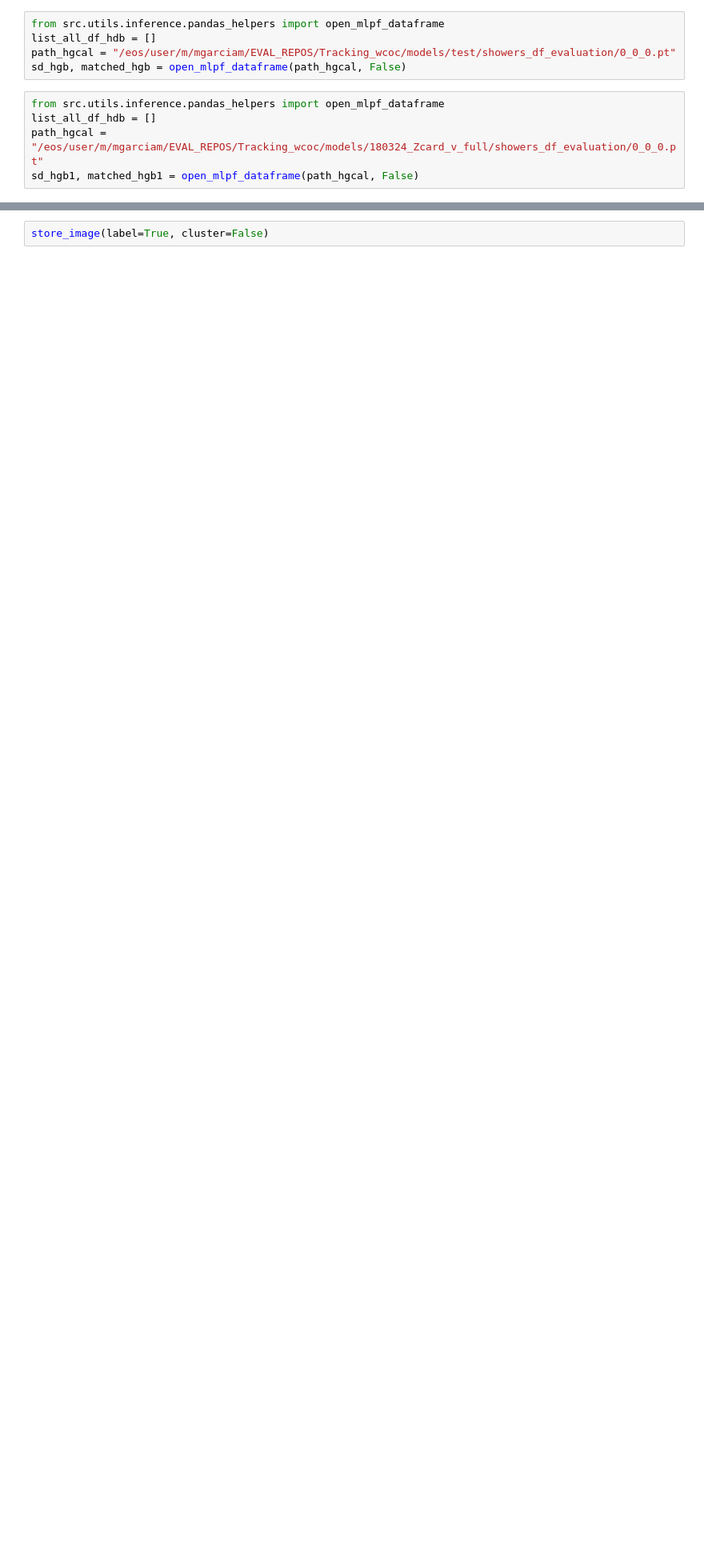
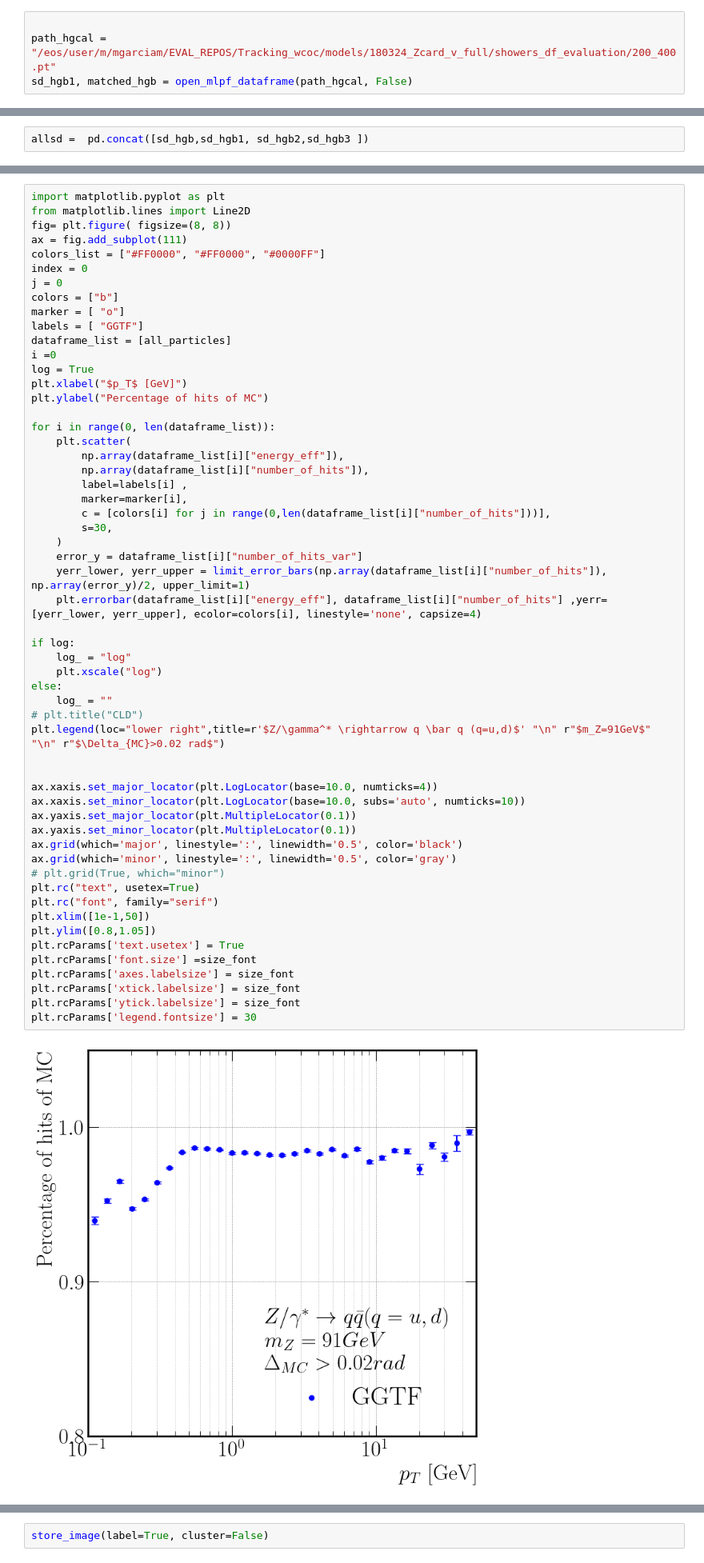
Before and after one commit to doloresgarcia/Tracking_DC, a Jupyter notebook: notebook/2_output_inference.ipynb, the cells around one changed output, grey strips where cells are left out. Shown at 80% size. Cells and saved outputs as stored; diff of their text form; blank space fills up the shorter version.

```diff
--- a/notebook/2_output_inference.ipynb
+++ b/notebook/2_output_inference.ipynb
@@ -21,10 +30,4 @@ import matplotlib.pyplot as plt
 # %%
-from src.utils.inference.pandas_helpers import open_mlpf_dataframe
-list_all_df_hdb = []
-path_hgcal = "/eos/user/m/mgarciam/EVAL_REPOS/Tracking_wcoc/models/test/showers_df_evaluation/0_0_0.pt"
-sd_hgb, matched_hgb = open_mlpf_dataframe(path_hgcal, False)
+
+path_hgcal = "/eos/user/m/mgarciam/EVAL_REPOS/Tracking_wcoc/models/180324_Zcard_v_full/showers_df_evaluation/200_400.pt"
+sd_hgb1, matched_hgb = open_mlpf_dataframe(path_hgcal, False)
-# %%
-from src.utils.inference.pandas_helpers import open_mlpf_dataframe
-list_all_df_hdb = []
-path_hgcal = "/eos/user/m/mgarciam/EVAL_REPOS/Tracking_wcoc/models/180324_Zcard_v_full/showers_df_evaluation/0_0_0.pt"
-sd_hgb1, matched_hgb1 = open_mlpf_dataframe(path_hgcal, False)
@@ -60,0 +34,2 @@ from src.logger.plotting_tools import shuffle_truth_colors
+# %%
+allsd =  pd.concat([sd_hgb,sd_hgb1, sd_hgb2,sd_hgb3 ])
@@ -60,0 +224,58 @@ from src.logger.plotting_tools import shuffle_truth_colors
+# %%
+import matplotlib.pyplot as plt
+from matplotlib.lines import Line2D
+fig= plt.figure( figsize=(8, 8))
+ax = fig.add_subplot(111)
+colors_list = ["#FF0000", "#FF0000", "#0000FF"]
+index = 0
+j = 0
+colors = ["b"]
+marker = [ "o"]
+labels = [ "GGTF"]
+dataframe_list = [all_particles]
+i =0
+log = True
+plt.xlabel("$p_T$ [GeV]")
+plt.ylabel("Percentage of hits of MC")
+
+for i in range(0, len(dataframe_list)):
+    plt.scatter(
+        np.array(dataframe_list[i]["energy_eff"]),
+        np.array(dataframe_list[i]["number_of_hits"]),
+        label=labels[i] ,
+        marker=marker[i],
+        c = [colors[i] for j in range(0,len(dataframe_list[i]["number_of_hits"]))],
+        s=30,
+    )
+    error_y = dataframe_list[i]["number_of_hits_var"]
+    yerr_lower, yerr_upper = limit_error_bars(np.array(dataframe_list[i]["number_of_hits"]), np.array(error_y)/2, upper_limit=1)
+    plt.errorbar(dataframe_list[i]["energy_eff"], dataframe_list[i]["number_of_hits"] ,yerr= [yerr_lower, yerr_upper], ecolor=colors[i], linestyle='none', capsize=4)
+
+if log:
+    log_ = "log"
+    plt.xscale("log")
+else:
+    log_ = ""
+# plt.title("CLD")
+plt.legend(loc="lower right",title=r'$Z/\gamma^* \rightarrow q \bar q (q=u,d)$' "\n" r"$m_Z=91GeV$" "\n" r"$\Delta_{MC}>0.02 rad$")
+
+
+ax.xaxis.set_major_locator(plt.LogLocator(base=10.0, numticks=4))
+ax.xaxis.set_minor_locator(plt.LogLocator(base=10.0, subs='auto', numticks=10))
+ax.yaxis.set_major_locator(plt.MultipleLocator(0.1))
+ax.yaxis.set_minor_locator(plt.MultipleLocator(0.1))
+ax.grid(which='major', linestyle=':', linewidth='0.5', color='black')
+ax.grid(which='minor', linestyle=':', linewidth='0.5', color='gray')
+# plt.grid(True, which="minor")
+plt.rc("text", usetex=True)
+plt.rc("font", family="serif")
+plt.xlim([1e-1,50])
+plt.ylim([0.8,1.05])
+plt.rcParams['text.usetex'] = True
+plt.rcParams['font.size'] =size_font
+plt.rcParams['axes.labelsize'] = size_font
+plt.rcParams['xtick.labelsize'] = size_font
+plt.rcParams['ytick.labelsize'] = size_font
+plt.rcParams['legend.fontsize'] = 30
+# %% [output]
+[figure, added]
```
Also changed, not shown: parts of 11 cells of this notebook, 8 other files.
